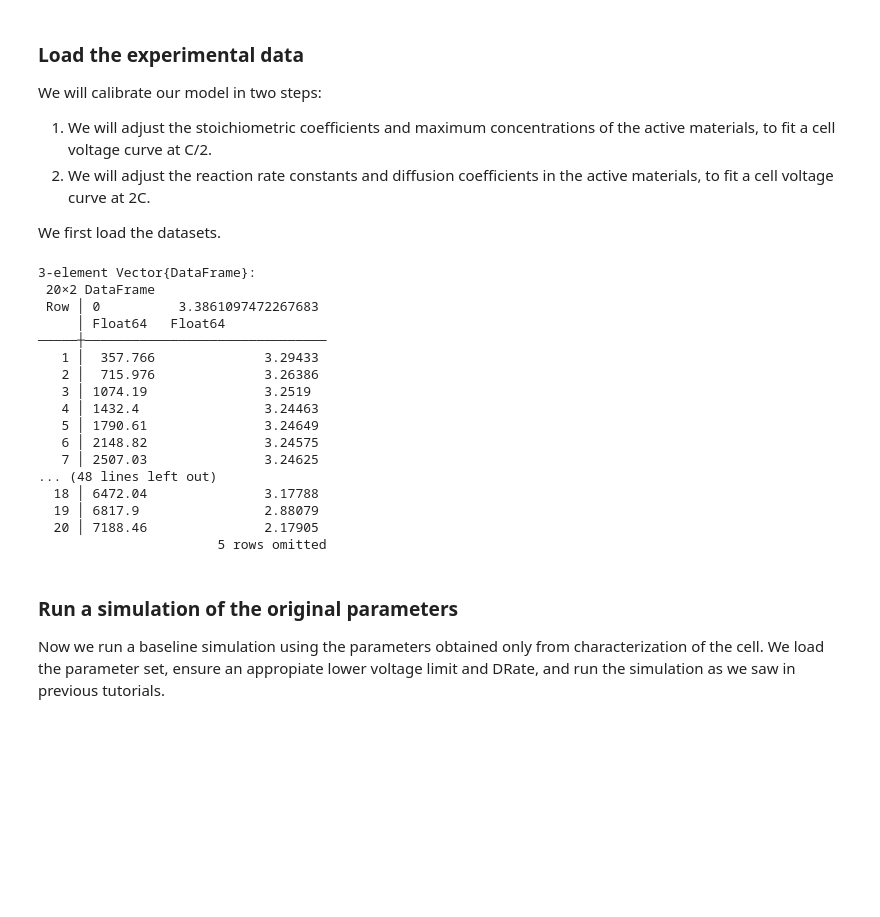
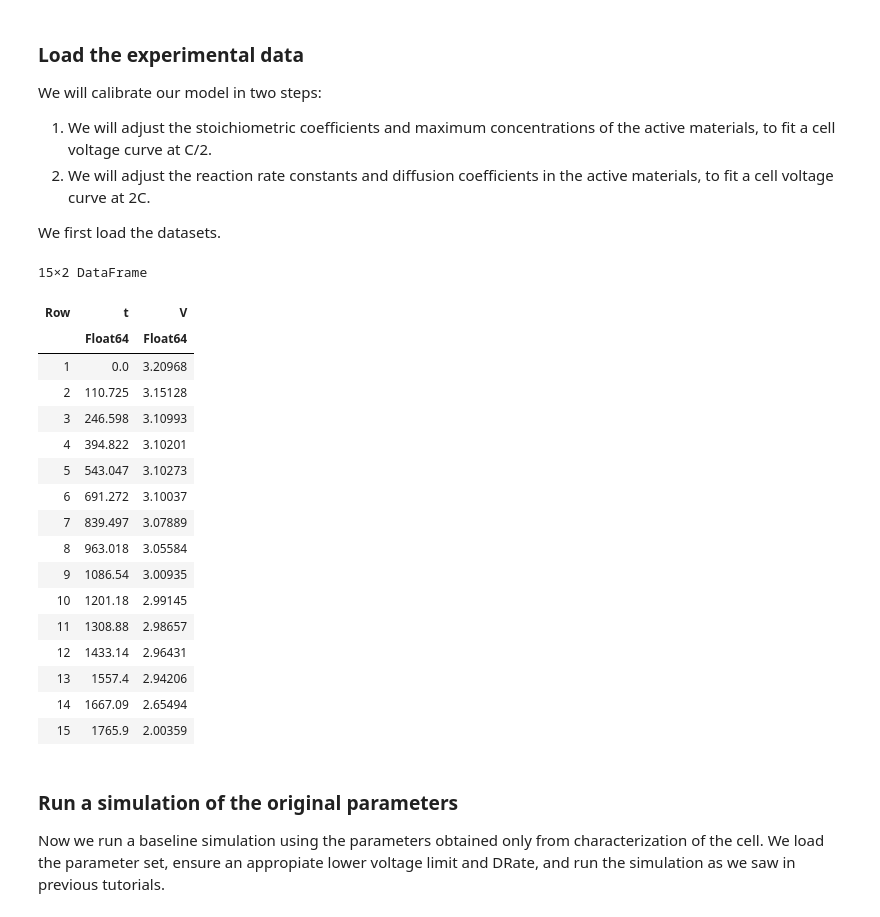
Before and after one commit to BattMoTeam/BattMo-workshop-2025-10-20, a Jupyter notebook: tutorials/Session_2_Parameter_calibration.ipynb, the cells around one changed output. Cells and saved outputs as stored; diff of their text form; code cells hidden in the pictures; blank space fills up the shorter version.

```diff
--- a/tutorials/Session_2_Parameter_calibration.ipynb
+++ b/tutorials/Session_2_Parameter_calibration.ipynb
@@ -17,29 +17,28 @@ We will calibrate our model in two steps:
 
 We first load the datasets.
 # %%
-df_05 = CSV.read("Xu2015_data/Xu_2015_voltageCurve_05C.csv", DataFrame)
-df_1 = CSV.read("Xu2015_data/Xu_2015_voltageCurve_05C.csv", DataFrame)
-df_2 = CSV.read("Xu2015_data/Xu_2015_voltageCurve_05C.csv", DataFrame)
-
-dfs = [df_05, df_1, df_2]
+expdata_05C = CSV.read("Xu2015_data/Xu_2015_voltageCurve_05C.csv", DataFrame)
+expdata_1C = CSV.read("Xu2015_data/Xu_2015_voltageCurve_1C.csv", DataFrame)
+expdata_2C = CSV.read("Xu2015_data/Xu_2015_voltageCurve_2C.csv", DataFrame)
 # %% [output]
-3-element Vector{DataFrame}:
- 20×2 DataFrame
- Row │ 0          3.3861097472267683
-     │ Float64   Float64
-─────┼───────────────────────────────
-   1 │  357.766              3.29433
-   2 │  715.976              3.26386
-   3 │ 1074.19               3.2519
-   4 │ 1432.4                3.24463
-   5 │ 1790.61               3.24649
-   6 │ 2148.82               3.24575
-   7 │ 2507.03               3.24625
-... (48 lines left out)
-  18 │ 6472.04               3.17788
-  19 │ 6817.9                2.88079
-  20 │ 7188.46               2.17905
-                       5 rows omitted
+15×2 DataFrame
+| Row | t | V |
+|  | Float64 | Float64 |
+| 1 | 0.0 | 3.20968 |
+| 2 | 110.725 | 3.15128 |
+| 3 | 246.598 | 3.10993 |
+| 4 | 394.822 | 3.10201 |
+| 5 | 543.047 | 3.10273 |
+| 6 | 691.272 | 3.10037 |
+| 7 | 839.497 | 3.07889 |
+| 8 | 963.018 | 3.05584 |
+| 9 | 1086.54 | 3.00935 |
+| 10 | 1201.18 | 2.99145 |
+| 11 | 1308.88 | 2.98657 |
+| 12 | 1433.14 | 2.96431 |
+| 13 | 1557.4 | 2.94206 |
+| 14 | 1667.09 | 2.65494 |
+| 15 | 1765.9 | 2.00359 |
 # %% [markdown]
 ### Run a simulation of the original parameters
 Now we run a baseline simulation using the parameters obtained only from characterization of the cell. We load the parameter set, ensure an appropiate lower voltage limit and DRate, and run the simulation as we saw in previous tutorials.
```
Also changed, not shown: parts of 24 cells of this notebook.
